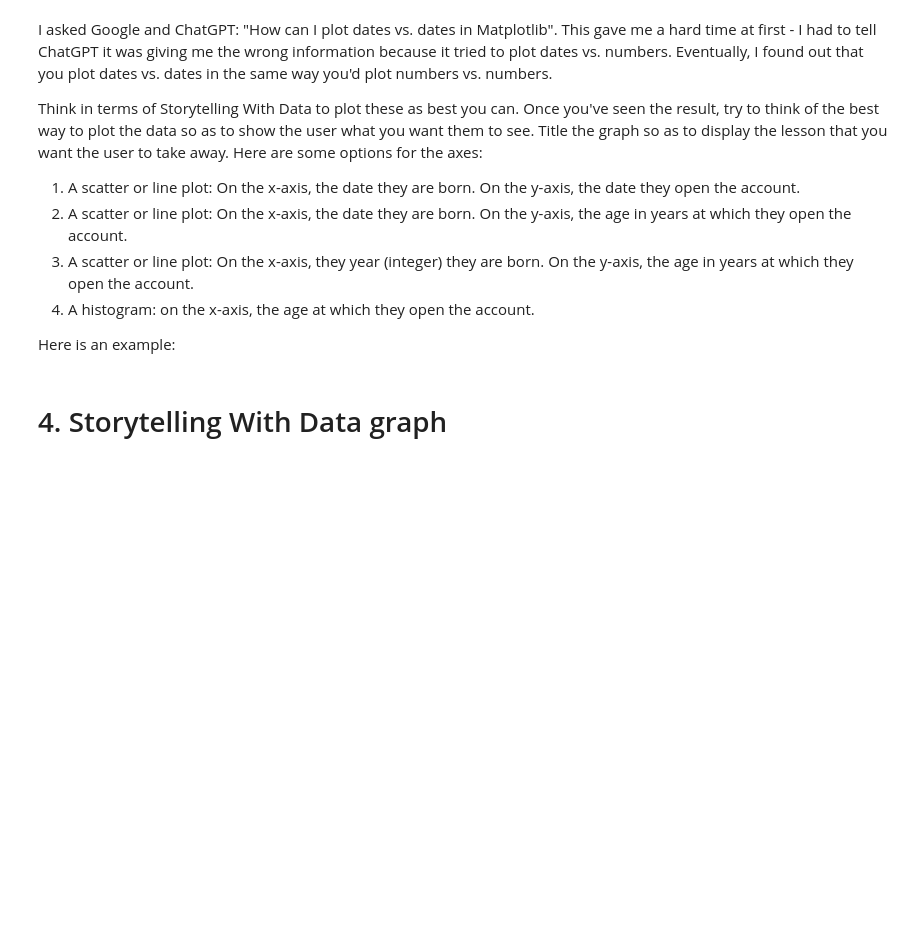
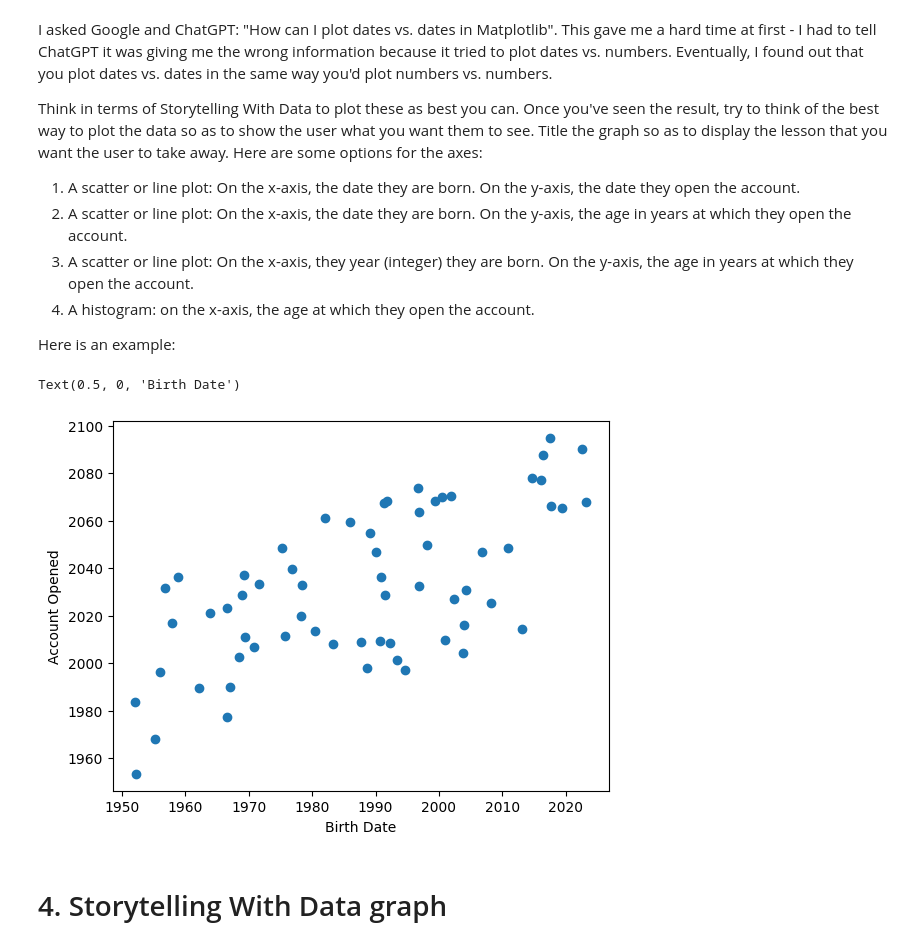
Before and after one commit to salil82/Module-B-semester-2, a Jupyter notebook: OMDS-ModB2-Week1-Deshpande-Salil.ipynb, the cells around one changed output. Drawn from its saved outputs; the diff is of its cells as text; code cells hidden in the pictures; blank space fills up the shorter version.

```diff
--- a/OMDS-ModB2-Week1-Deshpande-Salil.ipynb
+++ b/OMDS-ModB2-Week1-Deshpande-Salil.ipynb
@@ -421,6 +463,6 @@ Suggested Google search or ChatGPT prompt: "how can I find out the mean, median,
 # %% [markdown]
 9. One-hot encode the AccountType column.  This means creating a new "checking," "savings", and "cd" columns so that you can run machine learning algorithms.
 # %%
-one_hot = pd.get_dummies(df1["AccountType"])
-df2 = df2.join(one_hot)
-df2.iloc[0:5]
+one_hot = pd.get_dummies(df_bank_deduplicated_accountids["AccountType"])
+df_bank_encoded = df_bank_deduplicated_accountids.join(one_hot)
+df_bank_encoded.iloc[0:5]
@@ -427,2 +476,9 @@ df2.iloc[0:5]
 # %% [markdown]
 Now, change the cd, checking, and savings columns into integers.
+# %%
+for col in ['cd', 'checking', 'savings']:
+    df_bank_encoded[col] = df_bank_encoded[col].astype(int)
+
+print("Data types after converting one-hot encoded columns to integers:")
+print(df_bank_encoded[['cd', 'checking', 'savings']].dtypes)
+df_bank_encoded.iloc[0:5]
@@ -457,10 +539,13 @@ Here is an example:
 # %%
 import matplotlib.pyplot as plt
 
 ax = plt.gca() # get an "Axes" object to draw on; gca stands for "get current Axes"
-ax.scatter(df2["BirthDate"], df2["AccountOpened"]) # create a scatter plot based on these two dates
+ax.scatter(df_bank_encoded["BirthDate"], df_bank_encoded["AccountOpened"]) # create a scatter plot based on these two dates
 ax.set_ylabel("Account Opened") # label the y axis
 ax.set_xlabel("Birth Date") # label the x axis
+# %% [output]
+Text(0.5, 0, 'Birth Date')
+[figure, added]
 # %% [markdown]
 # 4. Storytelling With Data graph
 # %% [markdown]
```
Also changed, not shown: parts of 11 cells of this notebook.
